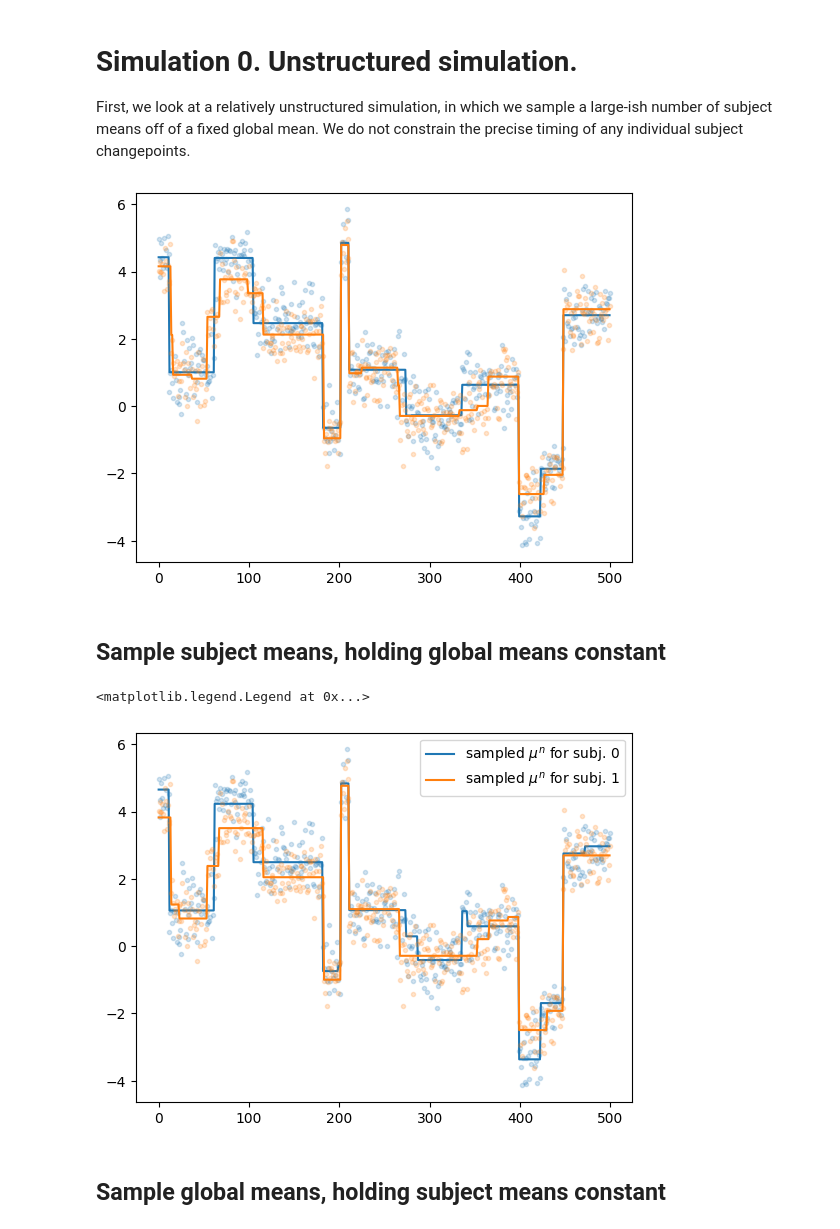
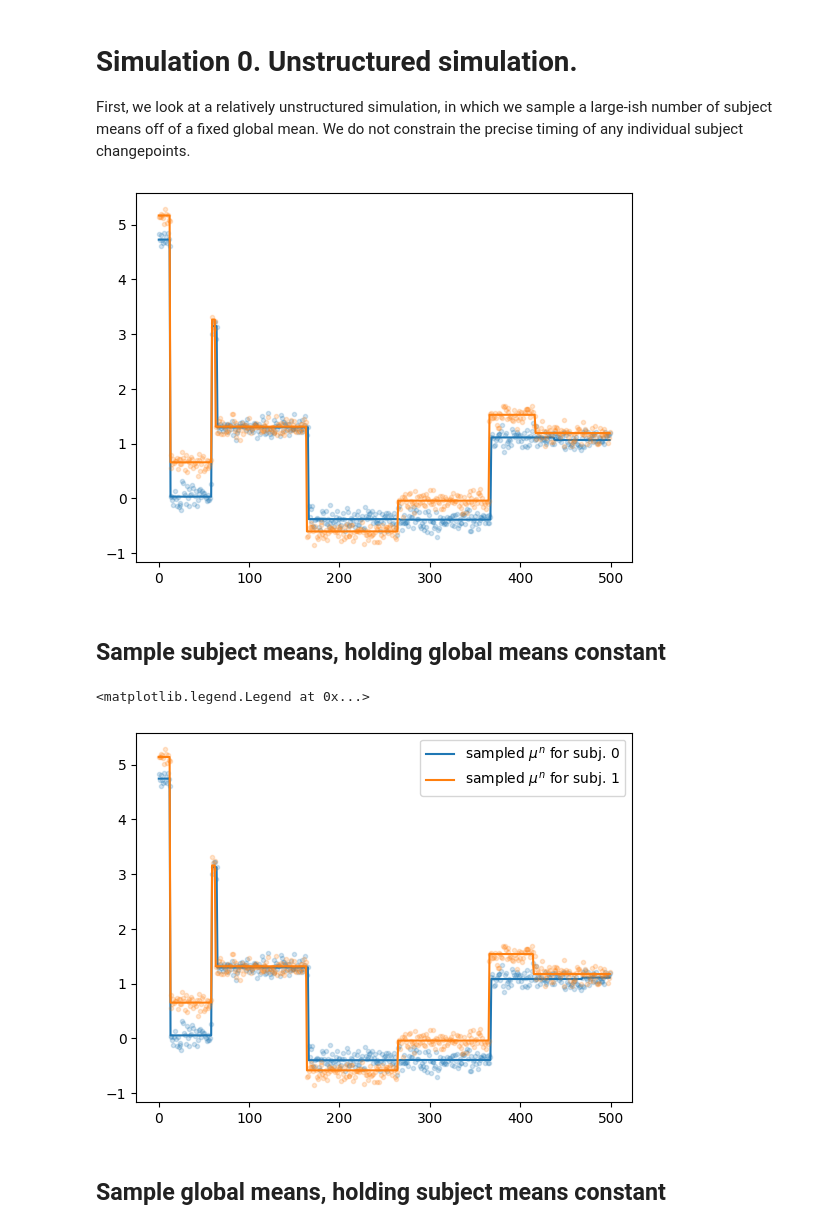
Before and after one commit to emdupre/bayes-ca, a Jupyter notebook: experiments/simulations.ipynb, the cells around one changed output. Cells and saved outputs as stored; diff of their text form; code cells hidden in the pictures.

```diff
--- a/experiments/simulations.ipynb
+++ b/experiments/simulations.ipynb
@@ -65,8 +65,8 @@ num_timesteps = 500
 
 mu_pri = 0.0
 sigmasq_pri = 3.0**2
-sigmasq_subj = 0.5 * sigmasq_pri   # Note: variance of jump size is 2 * sigmasq_pri
-sigmasq_obs = 0.5**2
+sigmasq_subj = 1.5**2
+sigmasq_obs = 0.1**2
 
 mu_pri = _safe_handling_params(mu_pri, num_features)
 sigmasq_pri = _safe_handling_params(sigmasq_pri, num_features)
@@ -76,7 +76,7 @@ sigmasq_obs = _safe_handling_params(sigmasq_obs, num_features)
 # temporal params
 num_states = 100
 max_duration = num_states + 1
-hazard_prob = 0.05
+hazard_prob = 0.01
 
 hazard_rates = hazard_prob * jnp.ones(max_duration)
 hazard_rates = hazard_rates.at[-1].set(1.0)
@@ -98,12 +98,12 @@ subj_obs = tfd.Normal(true_subj_means, jnp.sqrt(sigmasq_obs)).sample(seed=this_k
 # %%
 # plt.plot(true_global_means, '-k', lw=3)
 
 for i in range(2):
-    l = plt.plot(true_subj_means[i], alpha=1)[0]
-    plt.plot(subj_obs[i], '.', color=l.get_color(), alpha=0.2)
+    l = plt.plot(true_subj_means[i][:, 0], alpha=1)[0]
+    plt.plot(subj_obs[i][:, 0], '.', color=l.get_color(), alpha=0.2)
 # plt.xlim(0, 250)
 # %% [output]
-[figure, old version]
+[figure, new version]
 # %% [markdown]
 ## Sample subject means, holding global means constant
 # %%
@@ -112,12 +112,12 @@ subj_means = gibbs_sample_subject_means(
     key, subj_obs, sigmasq_obs, true_global_means, sigmasq_subj, mu_pri, sigmasq_pri, hazard_rates)
 # %%
 for i in range(2):
-    l = plt.plot(subj_means[i], alpha=1, label=f'sampled $\mu^n$ for subj. {i}')[0]
-    plt.plot(subj_obs[i], '.', color=l.get_color(), alpha=0.2)
+    l = plt.plot(subj_means[i][:, 0], alpha=1, label=f'sampled $\mu^n$ for subj. {i}')[0]
+    plt.plot(subj_obs[i][:, 0], '.', color=l.get_color(), alpha=0.2)
 plt.legend()
 # %% [output]
 <matplotlib.legend.Legend at 0x...>
-[figure, old version]
+[figure, new version]
 # %% [markdown]
 ## Sample global means, holding subject means constant
 # %%
```
Also changed, not shown: parts of 22 cells of this notebook, 1 other file.
